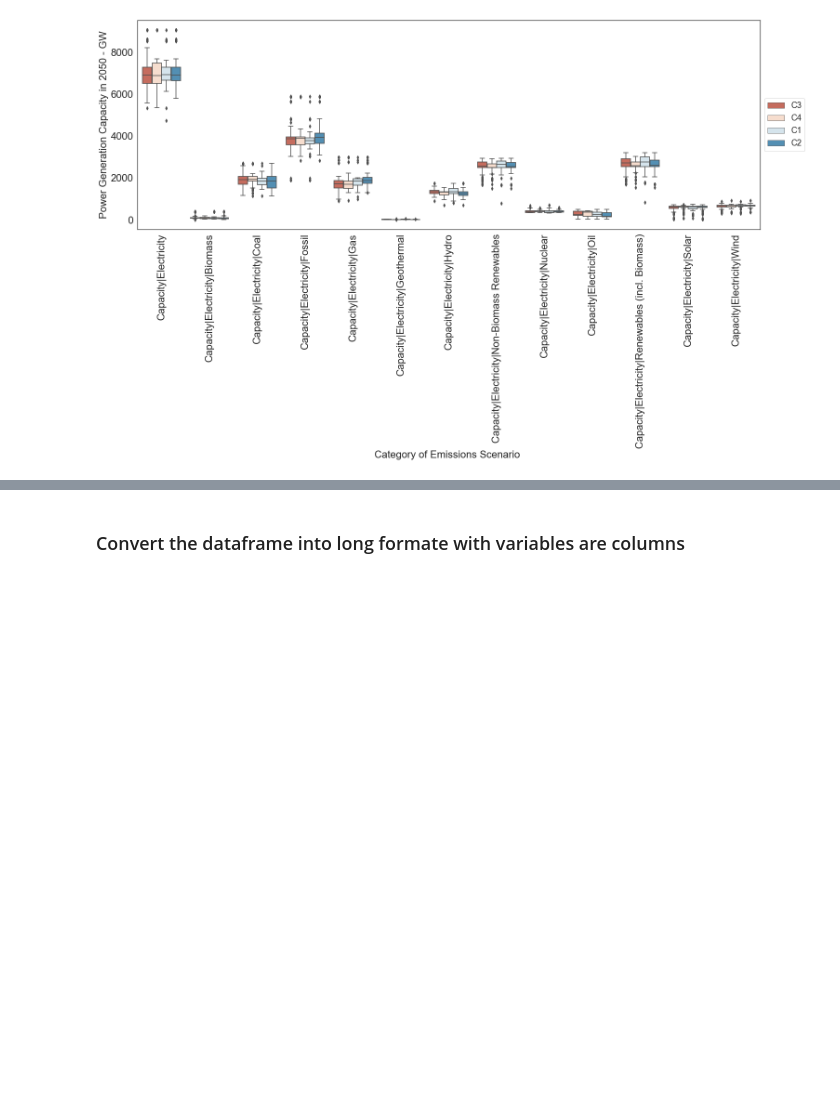
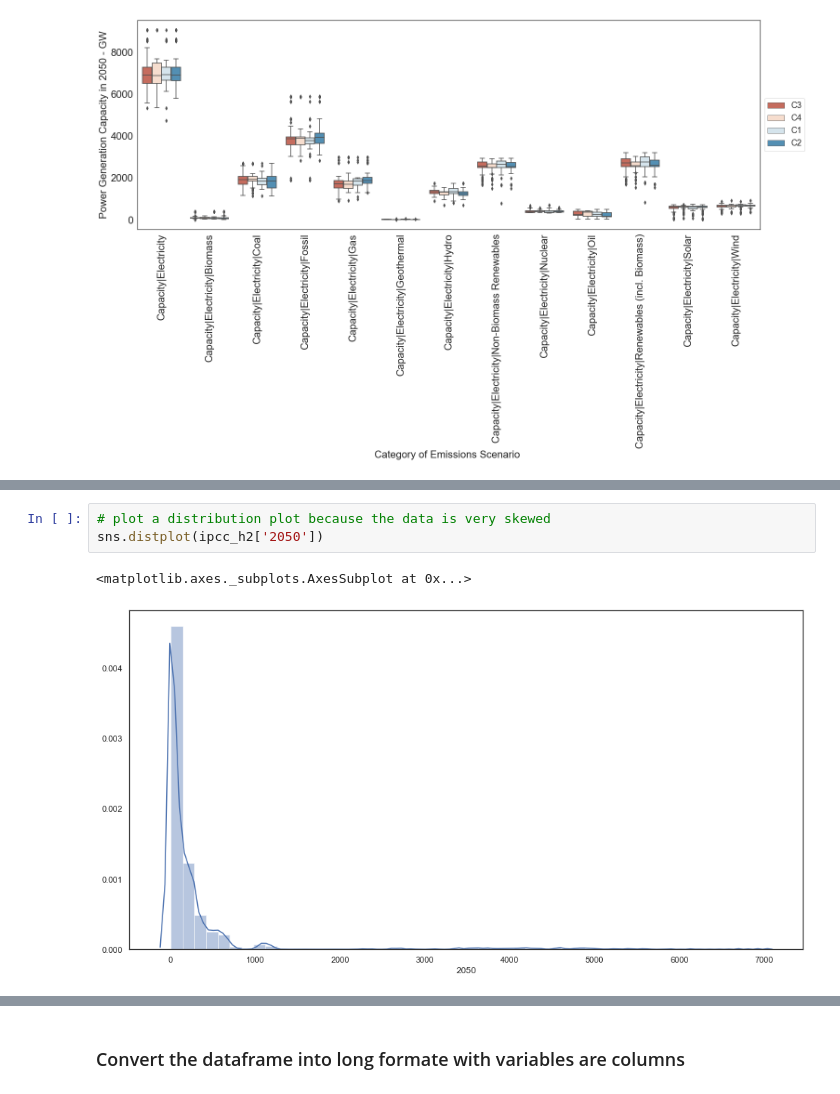
Before and after one commit to muadelm/IPCC_Scenarios, a Jupyter notebook: demand_emissions_categories/IPCC_demand_emissions_categories_24August2022.ipynb, the cells around one changed output, grey strips where cells are left out. Drawn from its saved outputs; the diff is of its cells as text; blank space fills up the shorter version.

```diff
--- a/demand_emissions_categories/IPCC_demand_emissions_categories_24August2022.ipynb
+++ b/demand_emissions_categories/IPCC_demand_emissions_categories_24August2022.ipynb
@@ -359,0 +407,6 @@ plt.legend(prop={'size': 18}, loc='center left', bbox_to_anchor=(1, 0.5))
+# %%
+# plot a distribution plot because the data is very skewed
+sns.distplot(ipcc_h2['2050'])
+# %% [output]
+<matplotlib.axes._subplots.AxesSubplot at 0x...>
+[figure, added]
```
Also changed, not shown: parts of 18 cells of this notebook.
